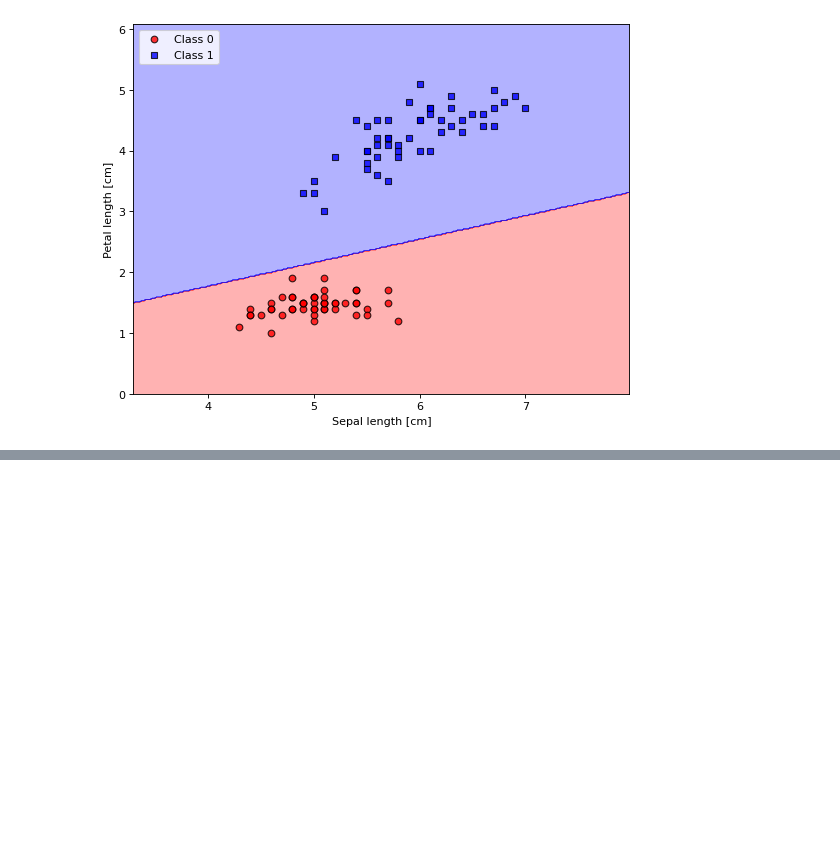
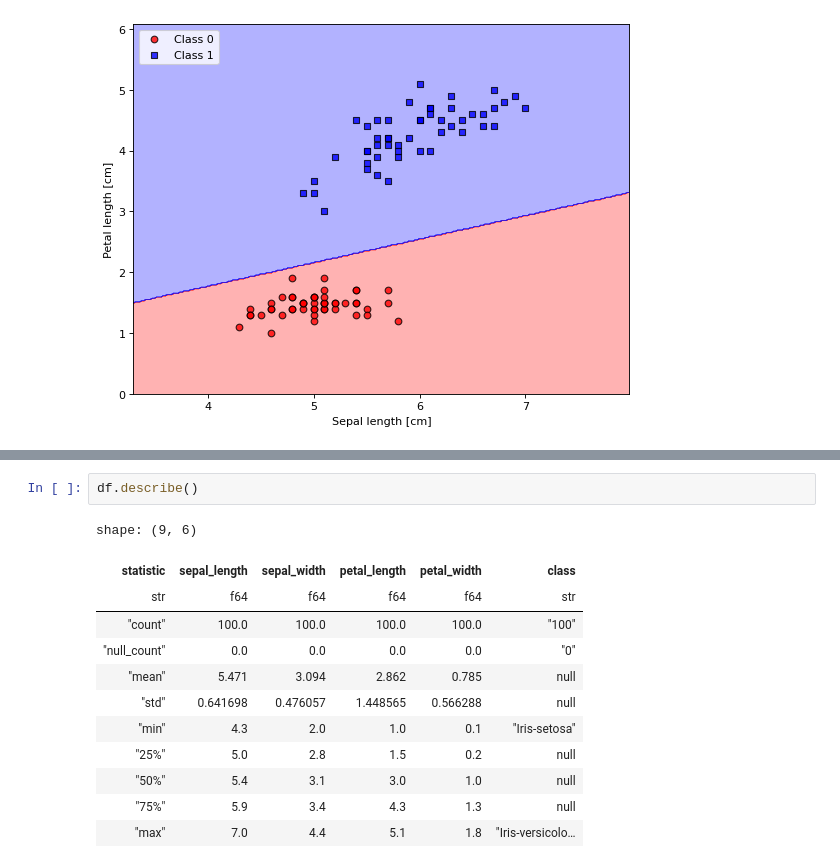
Before and after one commit to yghaderi/ml-learn, a Jupyter notebook: dev.ipynb, the cells around one changed output, grey strips where cells are left out. Drawn from its saved outputs; the diff is of its cells as text; blank space fills up the shorter version.

```diff
--- a/dev.ipynb
+++ b/dev.ipynb
@@ -83,0 +103,15 @@ plt.show()
+# %%
+df.describe()
+# %% [output]
+shape: (9, 6)
+| statistic | sepal_length | sepal_width | petal_length | petal_width | class |
+| str | f64 | f64 | f64 | f64 | str |
+| "count" | 100.0 | 100.0 | 100.0 | 100.0 | "100" |
+| "null_count" | 0.0 | 0.0 | 0.0 | 0.0 | "0" |
+| "mean" | 5.471 | 3.094 | 2.862 | 0.785 | null |
+| "std" | 0.641698 | 0.476057 | 1.448565 | 0.566288 | null |
+| "min" | 4.3 | 2.0 | 1.0 | 0.1 | "Iris-setosa" |
+| "25%" | 5.0 | 2.8 | 1.5 | 0.2 | null |
+| "50%" | 5.4 | 3.1 | 3.0 | 1.0 | null |
+| "75%" | 5.9 | 3.4 | 4.3 | 1.3 | null |
+| "max" | 7.0 | 4.4 | 5.1 | 1.8 | "Iris-versicolo… |
```
Also changed, not shown: parts of 6 cells of this notebook, 2 other files.
